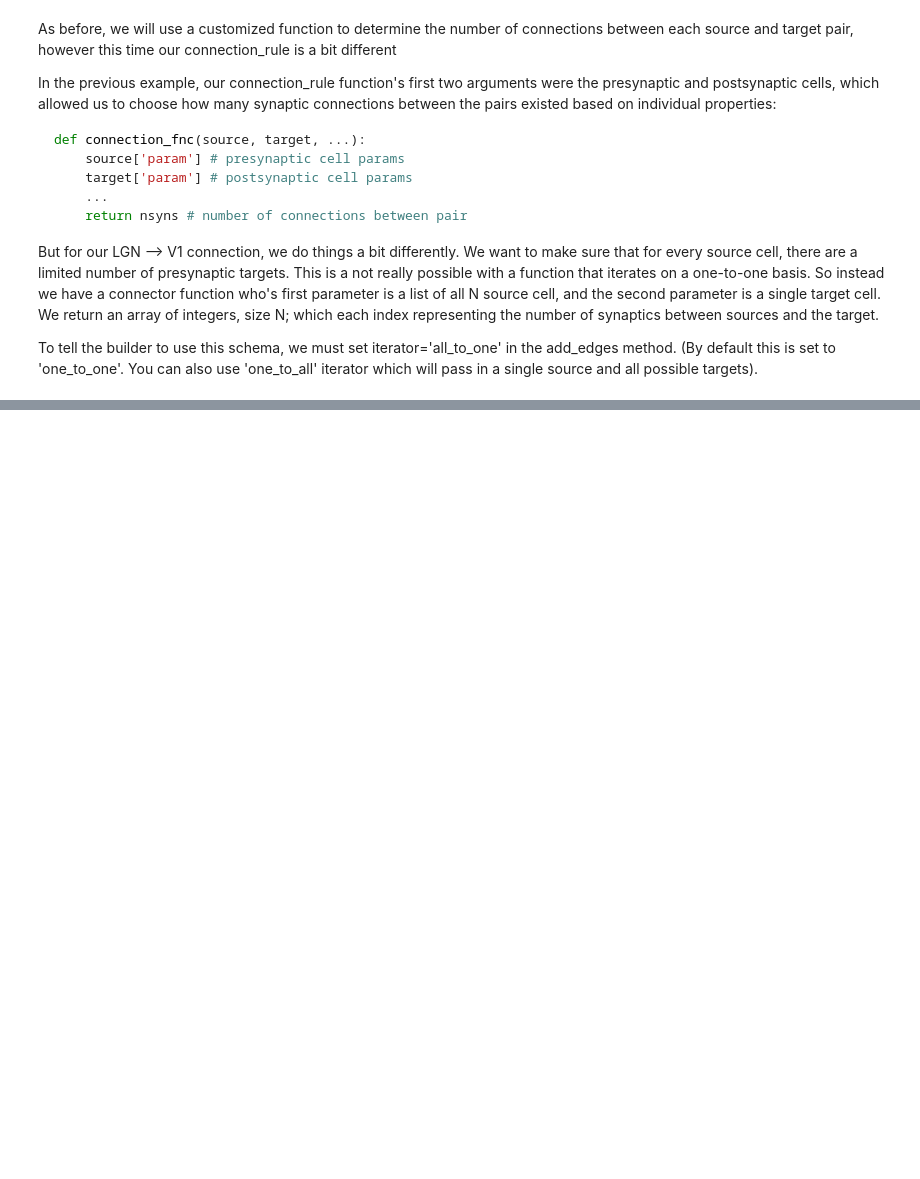
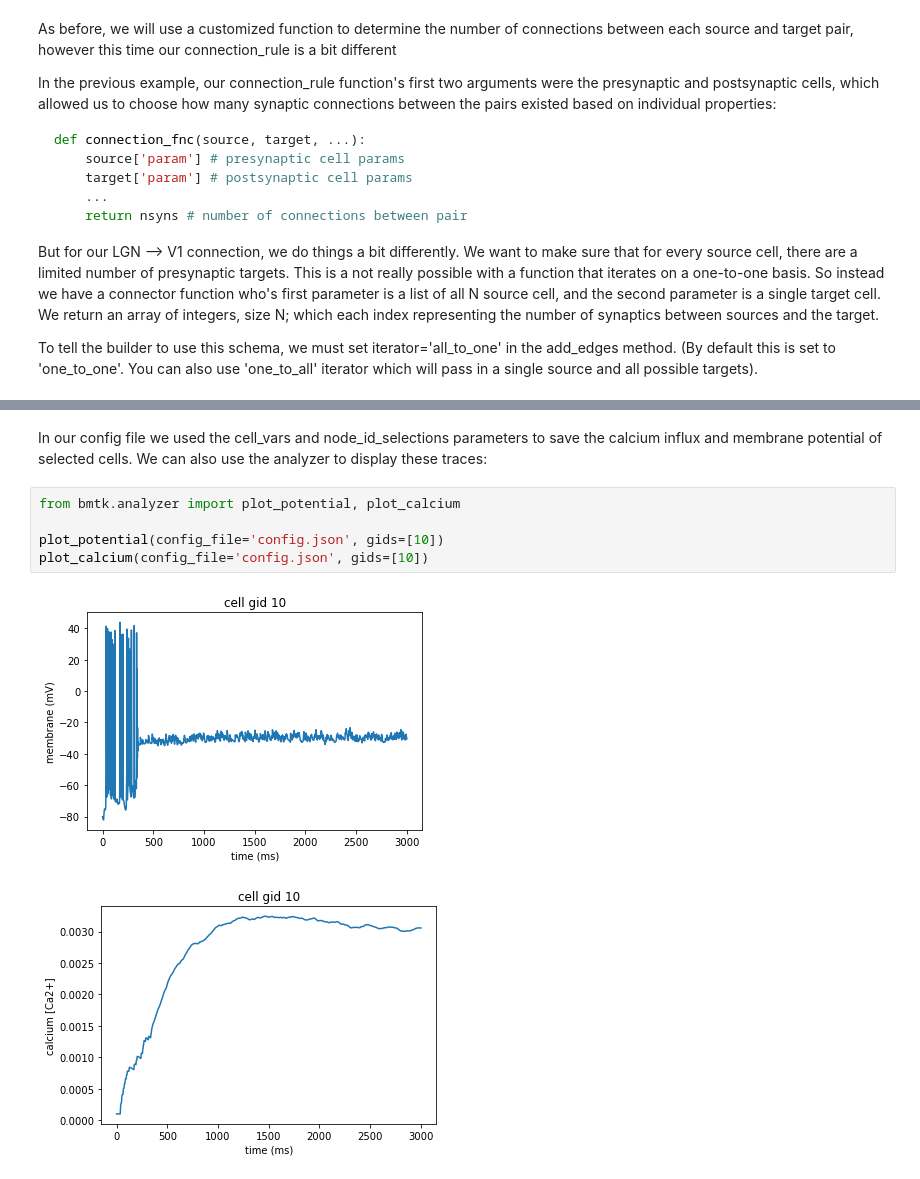
Before and after one commit to AllenInstitute/bmtk, a Jupyter notebook: docs/tutorial/notebooks/tutorial_4/tutorial_4.ipynb, the cells around one changed output, grey strips where cells are left out. Saved outputs shown, nothing was run; the diff lists cells and outputs as text; blank space fills up the shorter version.

```diff
--- a/docs/tutorial/notebooks/tutorial_4/tutorial_4.ipynb
+++ b/docs/tutorial/notebooks/tutorial_4/tutorial_4.ipynb
@@ -318,0 +459,10 @@ lgn.save_edges(output_dir='network')
+# %% [markdown]
+In our config file we used the cell_vars and node_id_selections parameters to save the calcium influx and membrane potential of selected cells. We can also use the analyzer to display these traces:
+# %%
+from bmtk.analyzer import plot_potential, plot_calcium
+
+plot_potential(config_file='config.json', gids=[10])
+plot_calcium(config_file='config.json', gids=[10])
+# %% [output]
+[figure, added]
+[figure, added]
```
Also changed, not shown: parts of 11 cells of this notebook, 7 other files.
